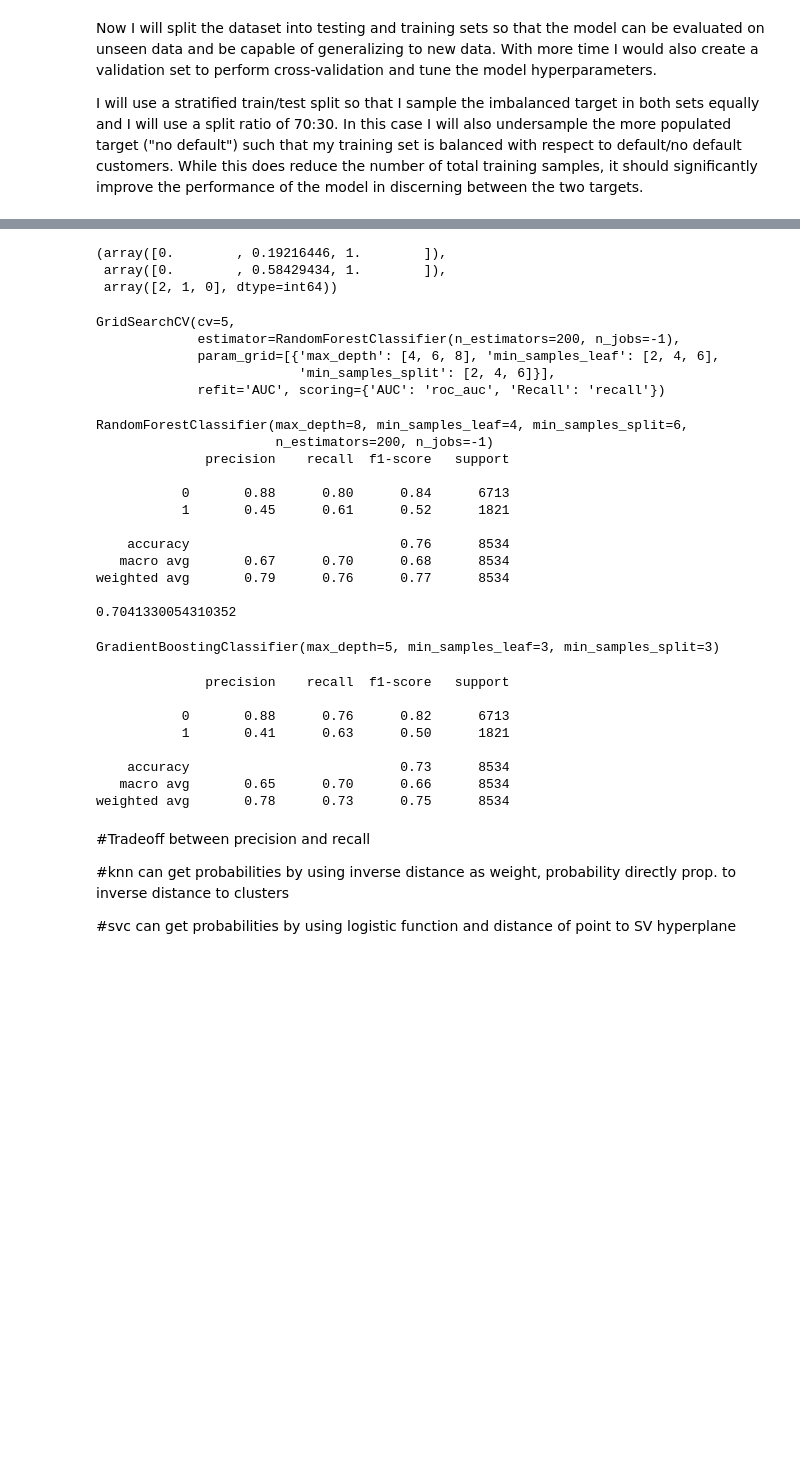
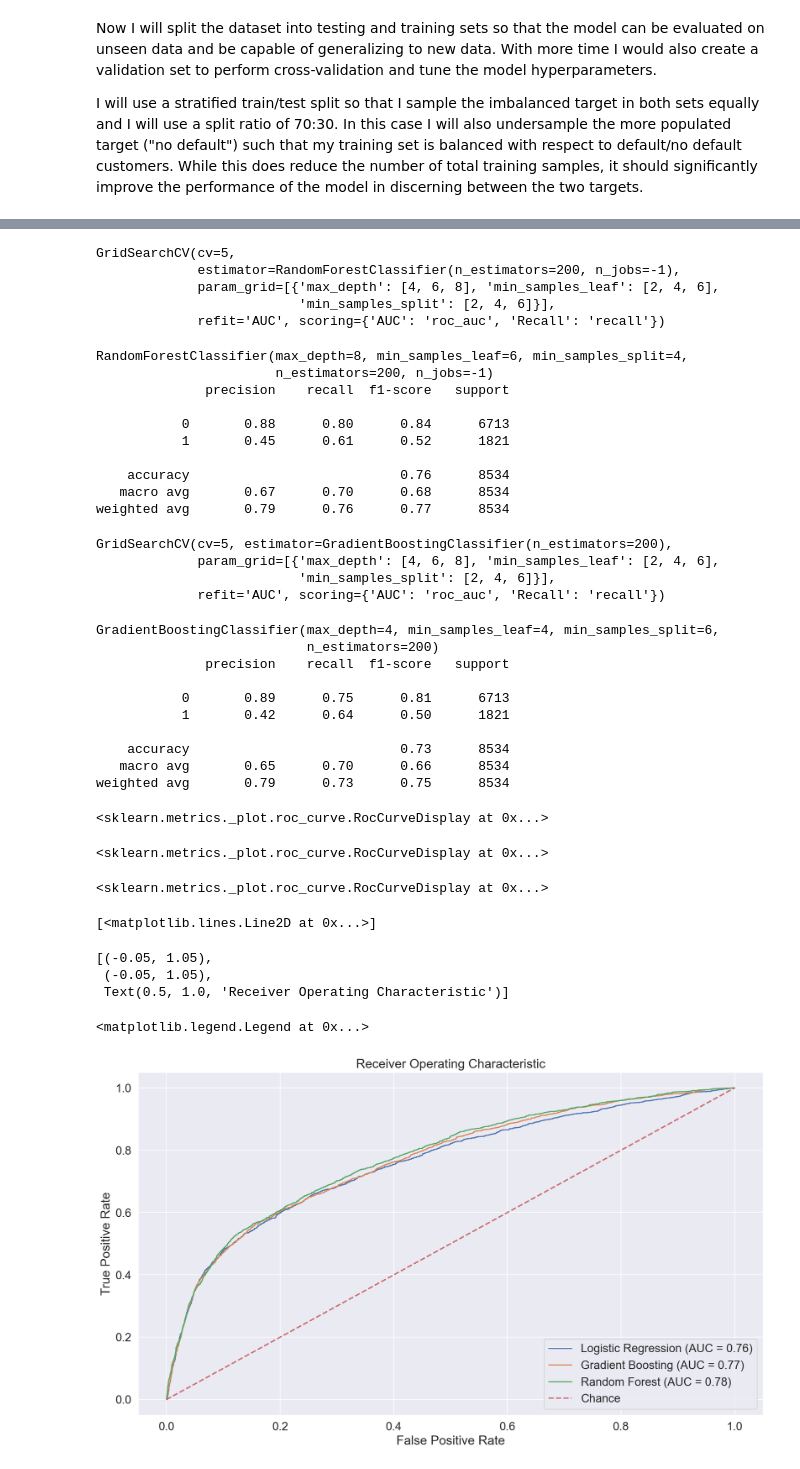
Before and after one commit to pierrewinter/CreditSesame, a Jupyter notebook: credit_default_prediction.ipynb, the cells around one changed output, grey strips where cells are left out. Drawn from its saved outputs; the diff is of its cells as text; code cells hidden in the pictures; blank space fills up the shorter version.

Commit message:
Trained and tested 3 models and plotted ROC

```diff
--- a/credit_default_prediction.ipynb
+++ b/credit_default_prediction.ipynb
@@ -660,9 +656,7 @@ X_train, y_train = undersample.fit_resample(X_train, y_train)
 # %%
 #I will keep track of the ROC curves and AUC for each model
 
-fpr = dict()
-tpr = dict()
-roc_auc = dict()
+models = dict()
 # %%
 #Train logistic regression model using new training data
 #Run 5-fold cross validation to optimize for AUC for ROC
@@ -675,9 +669,13 @@ gcv = GridSearchCV(estimator=clf, param_grid=params, cv=5, scoring={'AUC': 'roc_
 gcv.fit(X_train, y_train)
 y_pred = gcv.predict(X_test)
 
+#Save output to dictionary and print parameters/metrics
+# fpr[name], tpr[name], _ = roc_curve(y_test, gcv.decision_function(X_test))
+# roc_auc[name] = auc(fpr[name], tpr[name])
+models[name] = gcv
+
 print(gcv.best_estimator_)
 print(classification_report(y_test, y_pred))
-print(roc_auc_score(y_test, y_pred))
 # %% [output]
 GridSearchCV(cv=5, estimator=LogisticRegression(solver='liblinear'),
              param_grid=[{'C': (0.01, 0.1, 1.0, 10), 'penalty': ('l1', 'l2')}],
@@ -699,13 +692,8 @@ roc_auc[i] = auc(fpr[i], tpr[i])
-# %%
-roc_curve(y_test, y_pred)
-# %% [output]
-(array([0.        , 0.19216446, 1.        ]),
- array([0.        , 0.58429434, 1.        ]),
- array([2, 1, 0], dtype=int64))
 # %%
 #Train random forest model using new training data
 #Run 5-fold cross validation to optimize for AUC for ROC
 
+name = 'Random Forest'
 clf = RandomForestClassifier(n_estimators=200, n_jobs=-1)
 params = [{
     'min_samples_split': [2, 4, 6],
@@ -714,18 +702,20 @@ params = [{
 }]
 gcv = GridSearchCV(estimator=clf, param_grid=params, cv=5, scoring={'AUC': 'roc_auc', 'Recall': 'recall'}, refit='AUC')
 gcv.fit(X_train, y_train)
+y_pred = gcv.predict(X_test)
 
-y_pred = gcv.predict(X_test)
+#Save output to dictionary and print parameters/metrics
+models[name] = gcv
+
 print(gcv.best_estimator_)
 print(classification_report(y_test, y_pred))
-print(roc_auc_score(y_test, y_pred))
 # %% [output]
 GridSearchCV(cv=5,
              estimator=RandomForestClassifier(n_estimators=200, n_jobs=-1),
              param_grid=[{'max_depth': [4, 6, 8], 'min_samples_leaf': [2, 4, 6],
                           'min_samples_split': [2, 4, 6]}],
              refit='AUC', scoring={'AUC': 'roc_auc', 'Recall': 'recall'})
-RandomForestClassifier(max_depth=8, min_samples_leaf=4, min_samples_split=6,
+RandomForestClassifier(max_depth=8, min_samples_leaf=6, min_samples_split=4,
                        n_estimators=200, n_jobs=-1)
               precision    recall  f1-score   support
 
@@ -735,13 +725,12 @@ RandomForestClassifier(max_depth=8, min_samples_leaf=4, min_samples_split=6,
     accuracy                           0.76      8534
    macro avg       0.67      0.70      0.68      8534
 weighted avg       0.79      0.76      0.77      8534
-
-0.7041330054310352
 # %%
 #Train gradient boosting model using new training data
 #Run 5-fold cross validation to optimize for AUC for ROC
 
-clf = GradientBoostingClassifier(n_estimators=200, n_jobs=-1)
+name = 'Gradient Boosting'
+clf = GradientBoostingClassifier(n_estimators=200)
 params = [{
     'min_samples_split': [2, 4, 6],
     'min_samples_leaf': [2, 4, 6],
@@ -749,25 +738,46 @@ params = [{
 }]
 gcv = GridSearchCV(estimator=clf, param_grid=params, cv=5, scoring={'AUC': 'roc_auc', 'Recall': 'recall'}, refit='AUC')
 gcv.fit(X_train, y_train)
+y_pred = gcv.predict(X_test)
 
-y_pred = gcv.predict(X_test)
+#Save output to dictionary and print parameters/metrics
+models[name] = gcv
+
 print(gcv.best_estimator_)
 print(classification_report(y_test, y_pred))
-print(roc_auc_score(y_test, y_pred))
 # %% [output]
-GradientBoostingClassifier(max_depth=5, min_samples_leaf=3, min_samples_split=3)
+GridSearchCV(cv=5, estimator=GradientBoostingClassifier(n_estimators=200),
+             param_grid=[{'max_depth': [4, 6, 8], 'min_samples_leaf': [2, 4, 6],
+                          'min_samples_split': [2, 4, 6]}],
+             refit='AUC', scoring={'AUC': 'roc_auc', 'Recall': 'recall'})
+GradientBoostingClassifier(max_depth=4, min_samples_leaf=4, min_samples_split=6,
+                           n_estimators=200)
               precision    recall  f1-score   support
 
-           0       0.88      0.76      0.82      6713
-           1       0.41      0.63      0.50      1821
+           0       0.89      0.75      0.81      6713
+           1       0.42      0.64      0.50      1821
 
     accuracy                           0.73      8534
    macro avg       0.65      0.70      0.66      8534
-weighted avg       0.78      0.73      0.75      8534
+weighted avg       0.79      0.73      0.75      8534
-# %% [markdown]
-#Tradeoff between precision and recall
-
-#knn can get probabilities by using inverse distance as weight, probability directly prop. to inverse distance to clusters
-
-#svc can get probabilities by using logistic function and distance of point to SV hyperplane
+# %%
+fig, ax = plt.subplots()
+
+for model in models:
+    plot_roc_curve(models[model], X_test, y_test, name=model, ax=ax)
+
+ax.plot([0, 1], [0, 1], linestyle='--', lw=2, color='r', label='Chance', alpha=.8)
+ax.set(xlim=[-0.05, 1.05], ylim=[-0.05, 1.05], title="Receiver Operating Characteristic")
+ax.legend(loc="lower right")
+plt.show()
+# %% [output]
+<sklearn.metrics._plot.roc_curve.RocCurveDisplay at 0x...>
+<sklearn.metrics._plot.roc_curve.RocCurveDisplay at 0x...>
+<sklearn.metrics._plot.roc_curve.RocCurveDisplay at 0x...>
+[<matplotlib.lines.Line2D at 0x...>]
+[(-0.05, 1.05),
+ (-0.05, 1.05),
+ Text(0.5, 1.0, 'Receiver Operating Characteristic')]
+<matplotlib.legend.Legend at 0x...>
+[figure, added]
 # %% [markdown]
```
Also changed, not shown: parts of 11 cells of this notebook.
